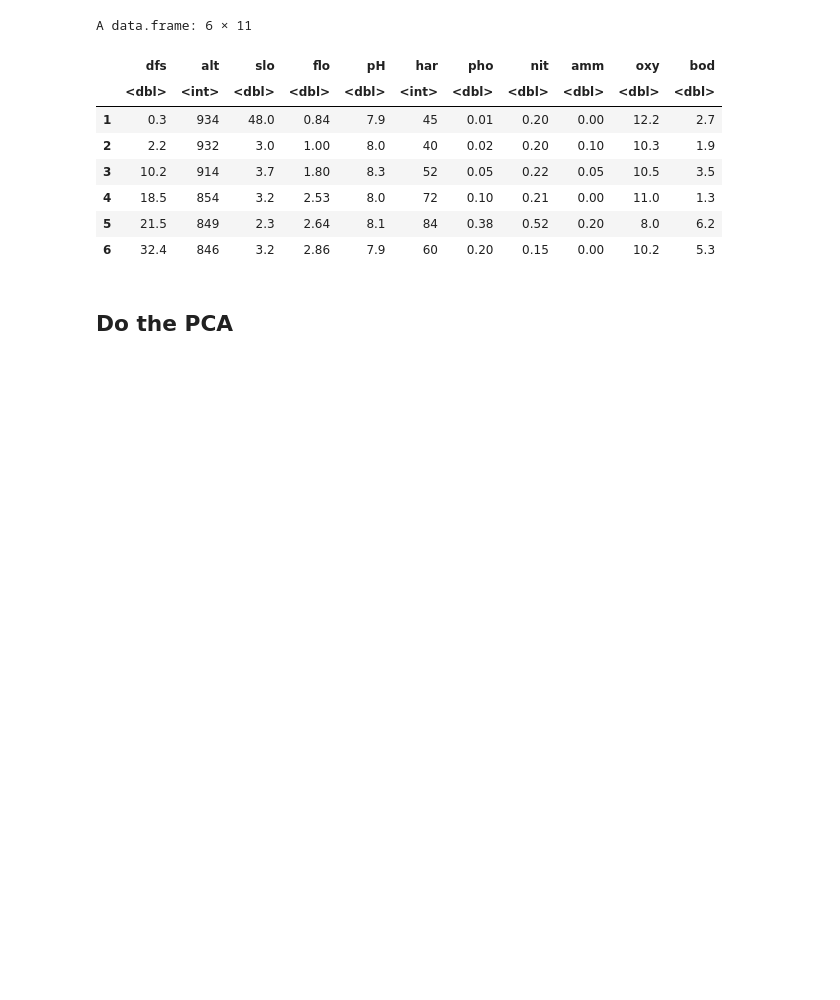
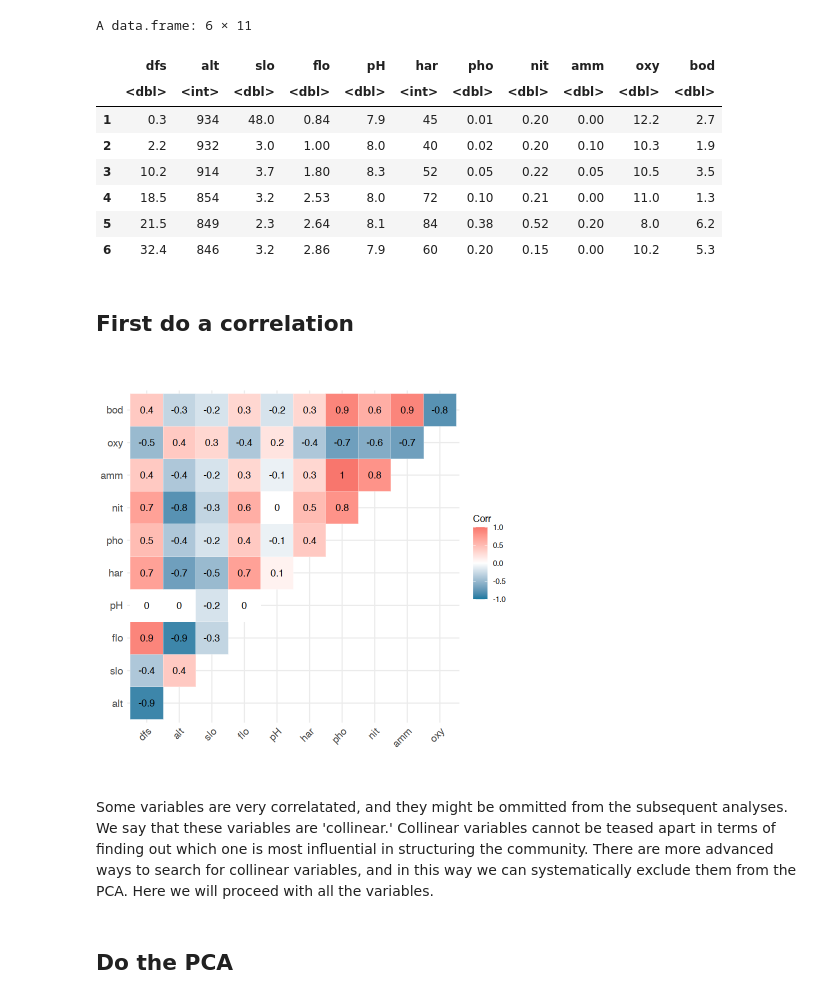
Before and after one commit to ajsmit/Quantitative_Ecology, a Jupyter notebook: jupyter_lab/13-PCA.ipynb, the cells around one changed output. Cells and saved outputs as stored; diff of their text form; code cells hidden in the pictures; blank space fills up the shorter version.

```diff
--- a/jupyter_lab/13-PCA.ipynb
+++ b/jupyter_lab/13-PCA.ipynb
@@ -48,6 +32,20 @@ A data.frame: 6 × 11
 | 4 | 18.5 | 854 | 3.2 | 2.53 | 8.0 | 72 | 0.10 | 0.21 | 0.00 | 11.0 | 1.3 |
 | 5 | 21.5 | 849 | 2.3 | 2.64 | 8.1 | 84 | 0.38 | 0.52 | 0.20 | 8.0 | 6.2 |
 | 6 | 32.4 | 846 | 3.2 | 2.86 | 7.9 | 60 | 0.20 | 0.15 | 0.00 | 10.2 | 5.3 |
+# %% [markdown]
+## First do a correlation
+# %%
+# computing a correalation matrix
+corr <- round(cor(env), 1)
+
+# visualization of the correlation matrix
+ggcorrplot(corr, type = 'upper', outline.col = "white",
+          colors = c("#1679a1", "white", "#f8766d"),
+          lab = TRUE)
+# %% [output]
+[figure, added]
+# %% [markdown]
+Some variables are very correlatated, and they might be ommitted from the subsequent analyses. We say that these variables are 'collinear.' Collinear variables cannot be teased apart in terms of finding out which one is most influential in structuring the community. There are more advanced ways to search for collinear variables, and in this way we can systematically exclude them from the PCA. Here we will proceed with all the variables.
 # %% [markdown]
 ## Do the PCA
 # %% [markdown]
```
Also changed, not shown: parts of 1 cell of this notebook, 10 other files.
